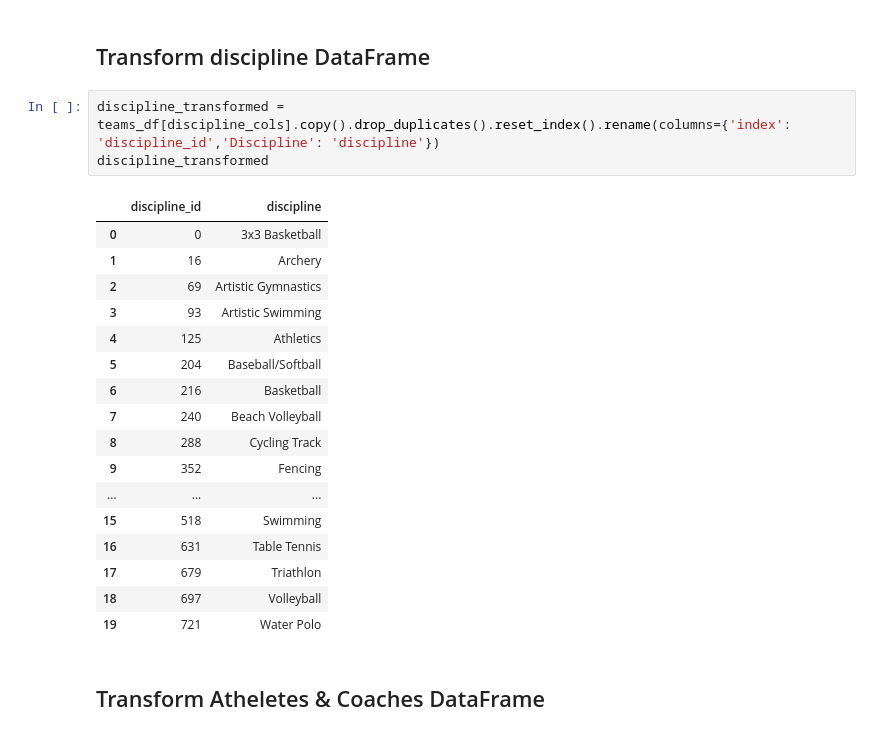
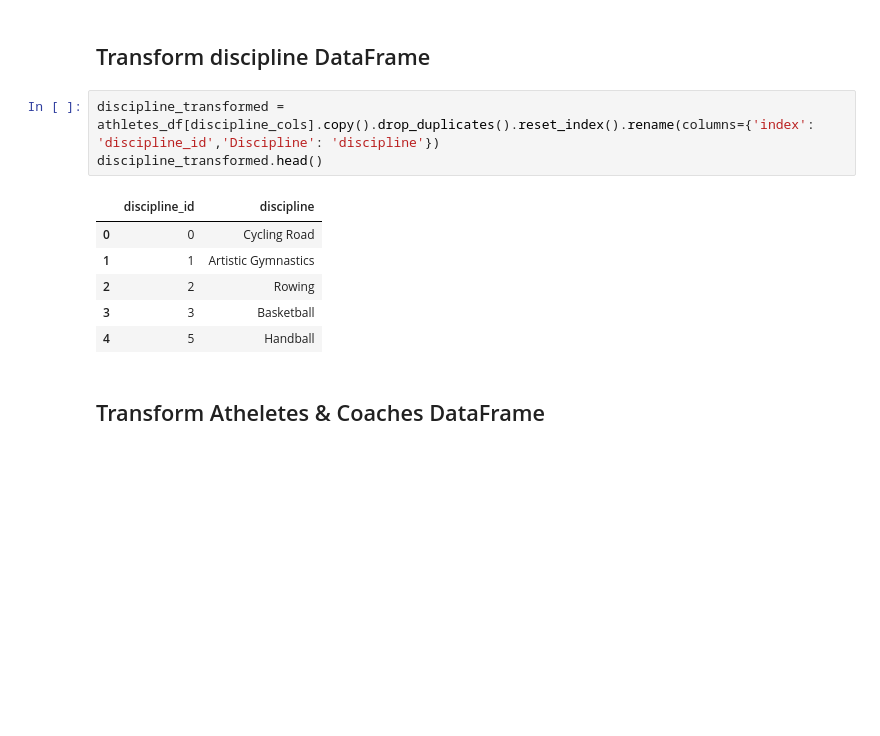
Before and after one commit to nithiyasuresh/ETL_project, a Jupyter notebook: ETL.ipynb, the cells around one changed output. Saved outputs shown, nothing was run; the diff lists cells and outputs as text; blank space fills up the shorter version.

```diff
--- a/ETL.ipynb
+++ b/ETL.ipynb
@@ -65,26 +60,15 @@ country_transformed
 # %% [markdown]
 ## Transform discipline DataFrame
 # %%
-discipline_transformed = teams_df[discipline_cols].copy().drop_duplicates().reset_index().rename(columns={'index': 'discipline_id','Discipline': 'discipline'})
-discipline_transformed
+discipline_transformed = athletes_df[discipline_cols].copy().drop_duplicates().reset_index().rename(columns={'index': 'discipline_id','Discipline': 'discipline'})
+discipline_transformed.head()
 # %% [output]
 |  | discipline_id | discipline |
-| 0 | 0 | 3x3 Basketball |
-| 1 | 16 | Archery |
-| 2 | 69 | Artistic Gymnastics |
-| 3 | 93 | Artistic Swimming |
-| 4 | 125 | Athletics |
-| 5 | 204 | Baseball/Softball |
-| 6 | 216 | Basketball |
-| 7 | 240 | Beach Volleyball |
-| 8 | 288 | Cycling Track |
-| 9 | 352 | Fencing |
-| ... | ... | ... |
-| 15 | 518 | Swimming |
-| 16 | 631 | Table Tennis |
-| 17 | 679 | Triathlon |
-| 18 | 697 | Volleyball |
-| 19 | 721 | Water Polo |
+| 0 | 0 | Cycling Road |
+| 1 | 1 | Artistic Gymnastics |
+| 2 | 2 | Rowing |
+| 3 | 3 | Basketball |
+| 4 | 5 | Handball |
 # %% [markdown]
 ## Transform Atheletes & Coaches DataFrame
 # %%
```
Also changed, not shown: parts of 16 cells of this notebook.
